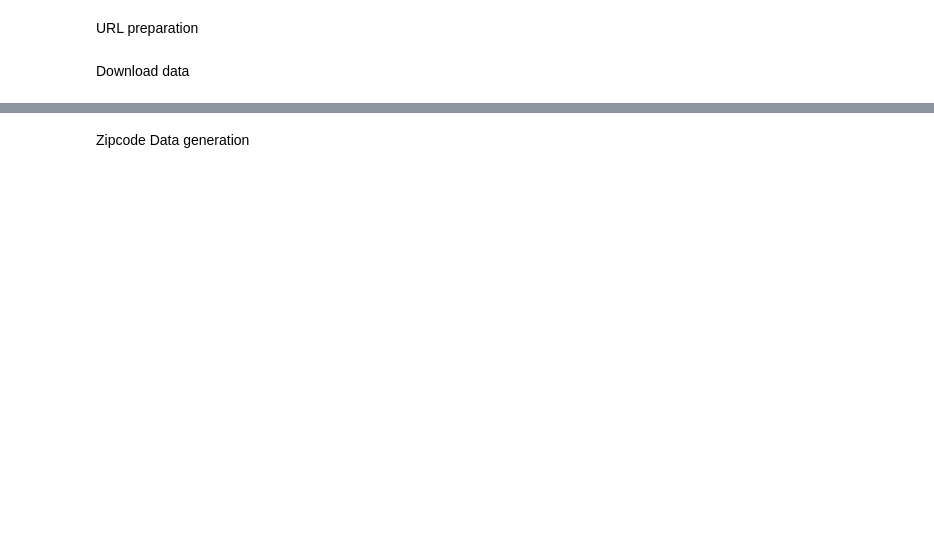
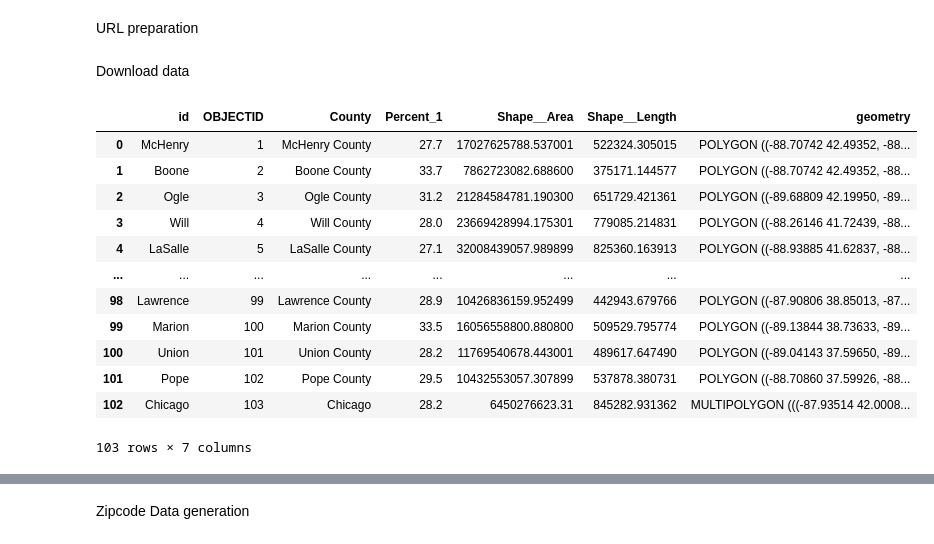
Before and after one commit to cybergis/wherecovid19_webapp, a Jupyter notebook: preprocessing/illinois/extract_zipcode.ipynb, the cells around one changed output, grey strips where cells are left out. Drawn from its saved outputs; the diff is of its cells as text; code cells hidden in the pictures; blank space fills up the shorter version.

```diff
--- a/preprocessing/illinois/extract_zipcode.ipynb
+++ b/preprocessing/illinois/extract_zipcode.ipynb
@@ -44,5 +45,21 @@ with urlopen(zipcode_geometry_url) as response:
 zipcode_gpd['geometry'] = zipcode_geometry
 zipcode_gpd = zipcode_gpd[['id','geometry']]
 zipcode_gpd['id'] = zipcode_gpd['id'].astype(str)
+# %%
+county_geometry
+# %% [output]
+|  | id | OBJECTID | County | Percent_1 | Shape__Area | Shape__Length | geometry |
+| 0 | McHenry | 1 | McHenry County | 27.7 | 17027625788.537001 | 522324.305015 | POLYGON ((-88.70742 42.49352, -88... |
+| 1 | Boone | 2 | Boone County | 33.7 | 7862723082.688600 | 375171.144577 | POLYGON ((-88.70742 42.49352, -88... |
+| 2 | Ogle | 3 | Ogle County | 31.2 | 21284584781.190300 | 651729.421361 | POLYGON ((-89.68809 42.19950, -89... |
+| 3 | Will | 4 | Will County | 28.0 | 23669428994.175301 | 779085.214831 | POLYGON ((-88.26146 41.72439, -88... |
+| 4 | LaSalle | 5 | LaSalle County | 27.1 | 32008439057.989899 | 825360.163913 | POLYGON ((-88.93885 41.62837, -88... |
+| ... | ... | ... | ... | ... | ... | ... | ... |
+| 98 | Lawrence | 99 | Lawrence County | 28.9 | 10426836159.952499 | 442943.679766 | POLYGON ((-87.90806 38.85013, -87... |
+| 99 | Marion | 100 | Marion County | 33.5 | 16056558800.880800 | 509529.795774 | POLYGON ((-89.13844 38.73633, -89... |
+| 100 | Union | 101 | Union County | 28.2 | 11769540678.443001 | 489617.647490 | POLYGON ((-89.04143 37.59650, -89... |
+| 101 | Pope | 102 | Pope County | 29.5 | 10432553057.307899 | 537878.380731 | POLYGON ((-88.70860 37.59926, -88... |
+| 102 | Chicago | 103 | Chicago | 28.2 | 6450276623.31 | 845282.931362 | MULTIPOLYGON (((-87.93514 42.0008... |
+103 rows × 7 columns
 # %%
 county_gpd = county_geometry[['id','geometry']]
```
Also changed, not shown: parts of 12 cells of this notebook.
